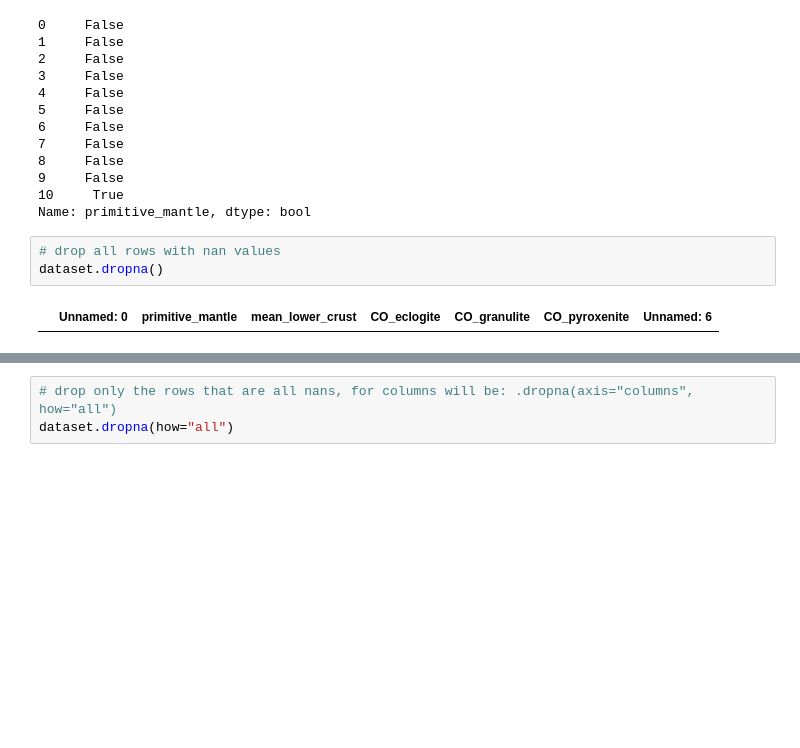
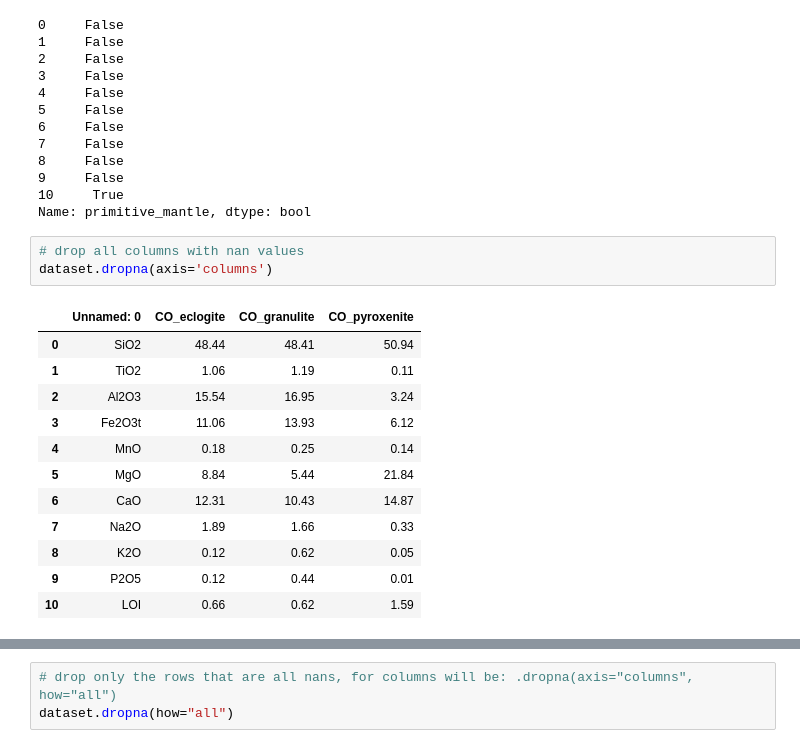
Before and after one commit to marcoalopez/Python_course, a Jupyter notebook: notebooks/Pandas_walkthrough.ipynb, the cells around one changed output, grey strips where cells are left out. Drawn from its saved outputs; the diff is of its cells as text; blank space fills up the shorter version.

```diff
--- a/notebooks/Pandas_walkthrough.ipynb
+++ b/notebooks/Pandas_walkthrough.ipynb
@@ -206,7 +212,18 @@ dataset['primitive_mantle'].isna()
 10     True
 Name: primitive_mantle, dtype: bool
 # %%
-# drop all rows with nan values
-dataset.dropna()
+# drop all columns with nan values
+dataset.dropna(axis='columns')
 # %% [output]
-|  | Unnamed: 0 | primitive_mantle | mean_lower_crust | CO_eclogite | CO_granulite | CO_pyroxenite | Unnamed: 6 |
+|  | Unnamed: 0 | CO_eclogite | CO_granulite | CO_pyroxenite |
+| 0 | SiO2 | 48.44 | 48.41 | 50.94 |
+| 1 | TiO2 | 1.06 | 1.19 | 0.11 |
+| 2 | Al2O3 | 15.54 | 16.95 | 3.24 |
+| 3 | Fe2O3t | 11.06 | 13.93 | 6.12 |
+| 4 | MnO | 0.18 | 0.25 | 0.14 |
+| 5 | MgO | 8.84 | 5.44 | 21.84 |
+| 6 | CaO | 12.31 | 10.43 | 14.87 |
+| 7 | Na2O | 1.89 | 1.66 | 0.33 |
+| 8 | K2O | 0.12 | 0.62 | 0.05 |
+| 9 | P2O5 | 0.12 | 0.44 | 0.01 |
+| 10 | LOI | 0.66 | 0.62 | 1.59 |
```
Also changed, not shown: parts of 7 cells of this notebook.
